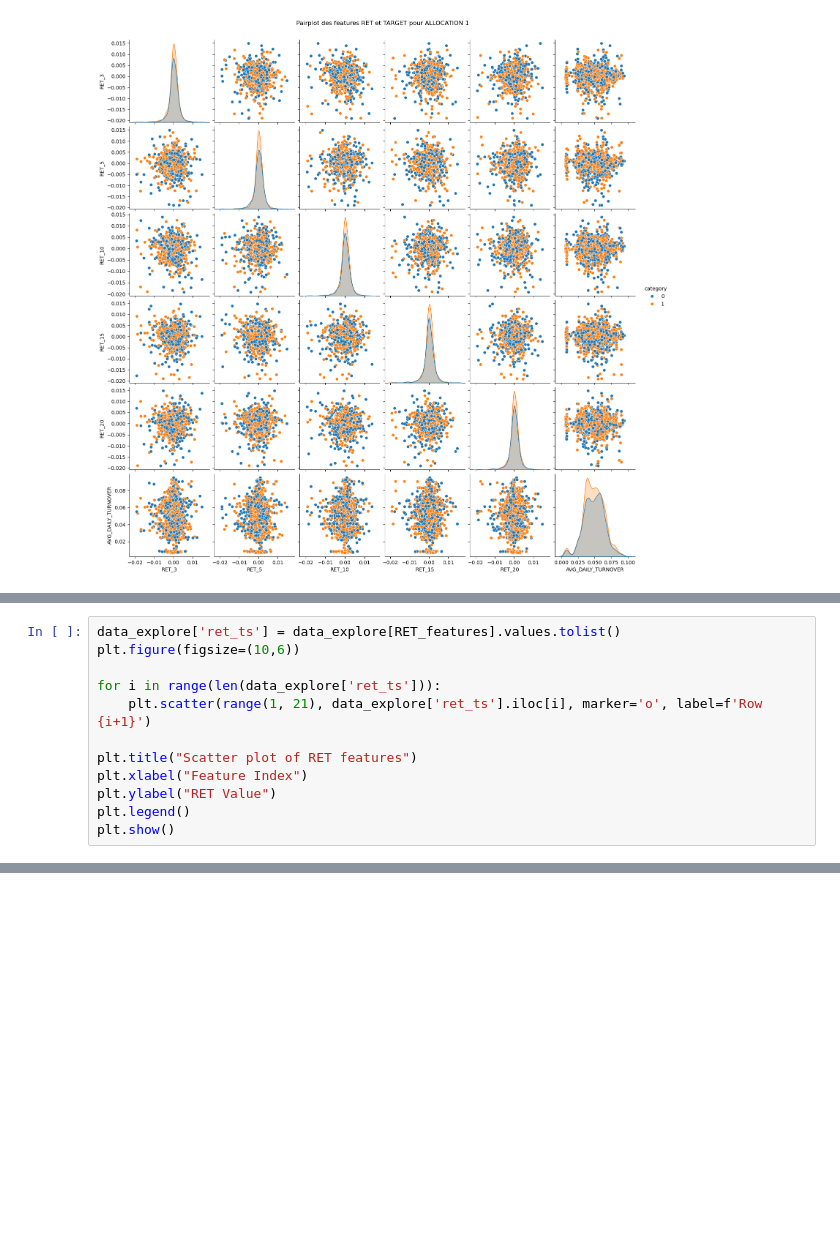
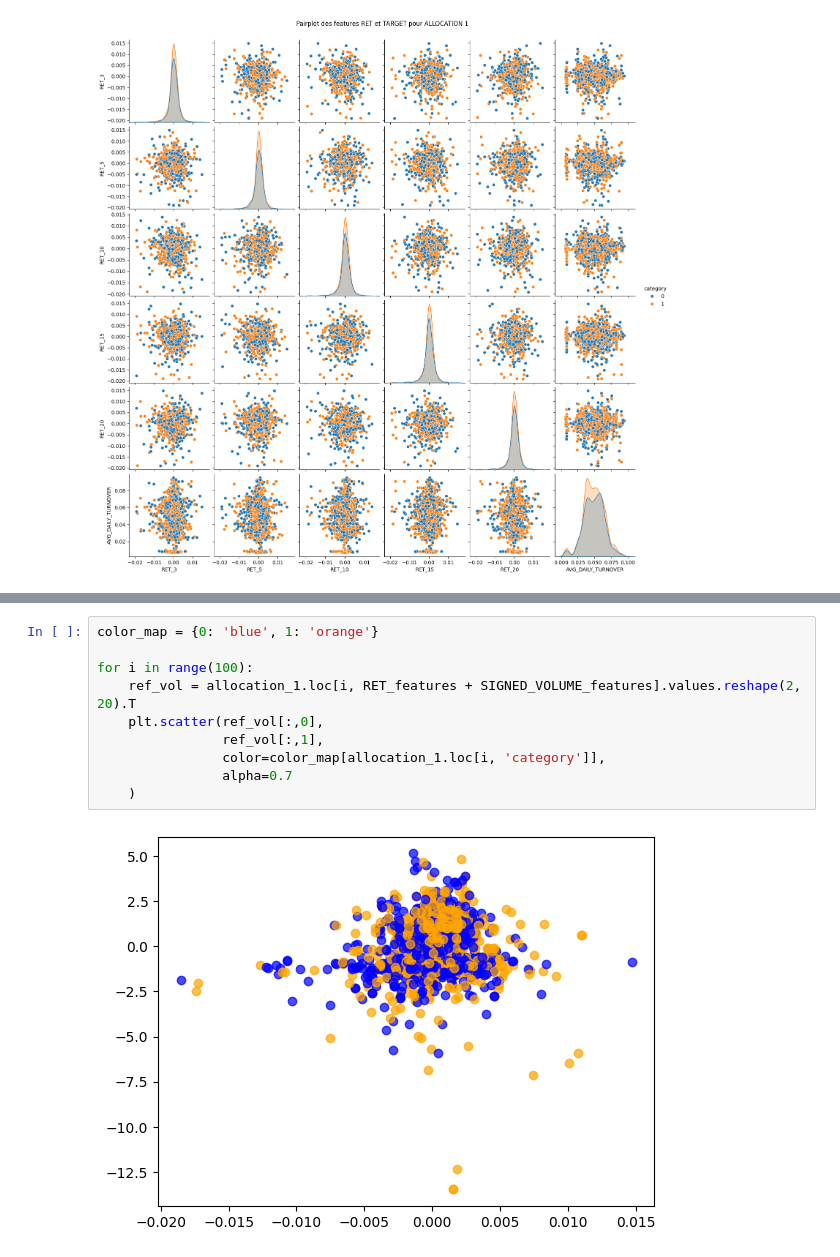
Before and after one commit to albertoconador/QRT_kaggle_10_25, a Jupyter notebook: explore.ipynb, the cells around one changed output, grey strips where cells are left out. Saved outputs shown, nothing was run; the diff lists cells and outputs as text; blank space fills up the shorter version.

```diff
--- a/explore.ipynb
+++ b/explore.ipynb
@@ -137,12 +82,0 @@ data_explore['ret_ts'] = data_explore[RET_features].values.tolist()
-# %%
-data_explore['ret_ts'] = data_explore[RET_features].values.tolist()
-plt.figure(figsize=(10,6))
-
-for i in range(len(data_explore['ret_ts'])):
-    plt.scatter(range(1, 21), data_explore['ret_ts'].iloc[i], marker='o', label=f'Row {i+1}')
-
-plt.title("Scatter plot of RET features")
-plt.xlabel("Feature Index")
-plt.ylabel("RET Value")
-plt.legend()
-plt.show()
@@ -150,0 +262,12 @@ KeyboardInterrupt:
+# %%
+color_map = {0: 'blue', 1: 'orange'}
+
+for i in range(100):
+    ref_vol = allocation_1.loc[i, RET_features + SIGNED_VOLUME_features].values.reshape(2, 20).T
+    plt.scatter(ref_vol[:,0],
+                ref_vol[:,1],
+                color=color_map[allocation_1.loc[i, 'category']],
+                alpha=0.7
+    )
+# %% [output]
+[figure, added]
```
Also changed, not shown: parts of 28 cells of this notebook, 5 other files.
